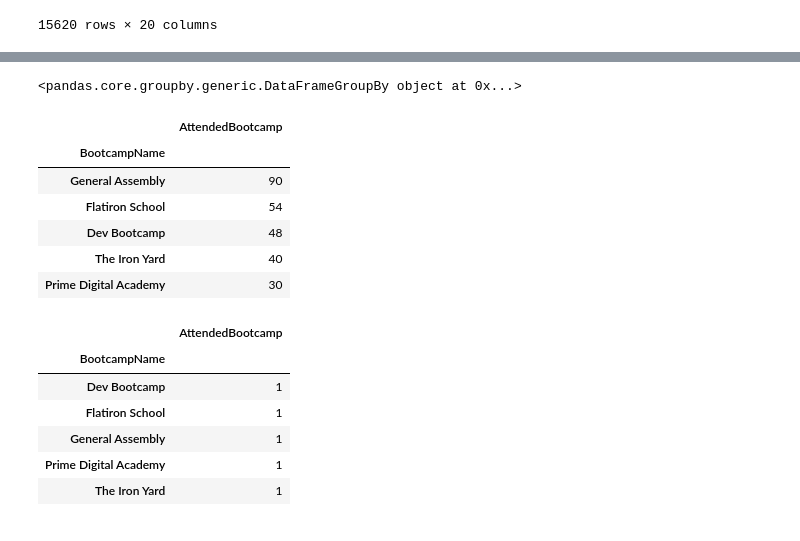
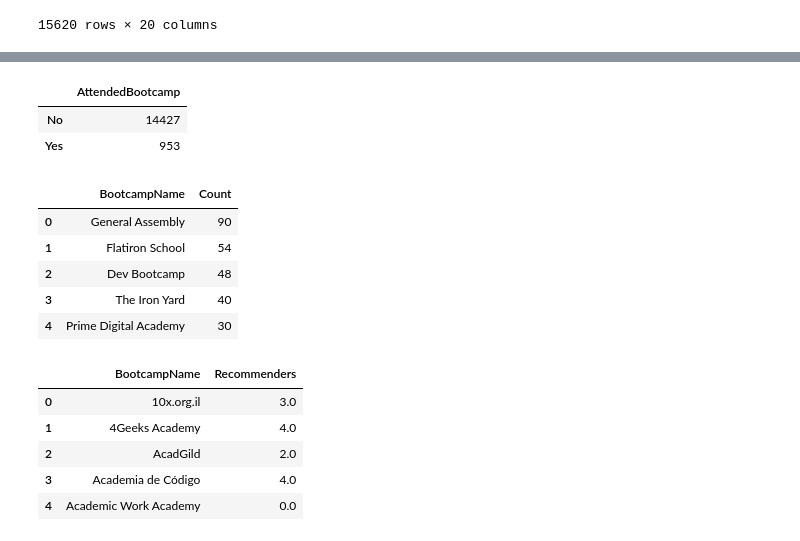
Before and after one commit to Fraolabebe/pandas-challenge, a Jupyter notebook: Project/Mini Project Part 2/project_part_two.ipynb, the cells around one changed output, grey strips where cells are left out. Cells and saved outputs as stored; diff of their text form; code cells hidden in the pictures.

```diff
--- a/Project/Mini Project Part 2/project_part_two.ipynb
+++ b/Project/Mini Project Part 2/project_part_two.ipynb
@@ -43,5 +62,7 @@ Extracted_coders_df
 # %%
 # Change reading 0 and 1 to No and Yes, respectively
-coders_df["AttendedBootcamp"] = coders_df["AttendedBootcamp"].replace({0: "No", 1: "Yes"})
-coders_df["AttendedBootcamp"].value_counts()
+print("Changed the the response of attendees 0 to NO 1 to YES in the data frame")
+
+Extracted_coders_df['AttendedBootcamp'] = Extracted_coders_df['AttendedBootcamp'].replace({0: "No", 1: "Yes"})
+Extracted_coders_df.head()
 # %% [output]
@@ -70,33 +217,38 @@ KeyError: 'BootcampName'
+# %%
+# Create DataFrame of the different boot camps that had a significant number of attendees
+bootcamp_name = pd.DataFrame(Extracted_coders_df["AttendedBootcamp"].value_counts())
+bootcamp_name
+# %% [output]
+|  | AttendedBootcamp |
+| No | 14427 |
+| Yes | 953 |
 # %%
 # Create DataFrame of the different boot camps that had a significant number of attendees
-Bootcampnames_df = coders_df.groupby(["BootcampName"])
-print(Bootcampnames_df)
-NewBootcamp_df = Bootcampnames_df.count().sort_values("AttendedBootcamp", ascending=False).head()
-NewBootcamp_df = NewBootcamp_df[["AttendedBootcamp"]].head()
-NewBootcamp_df
+Bootcampnames_df= pd.DataFrame(coders_df["BootcampName"].value_counts())
+Bootcampnames_df
+Bootcampnames_df.reset_index(inplace=True)
+Bootcampnames_df.columns = ["BootcampName", "Count"]
+Bootcampnames_df.head()
 # %% [output]
-<pandas.core.groupby.generic.DataFrameGroupBy object at 0x...>
-|  | AttendedBootcamp |
-| BootcampName |  |
-| General Assembly | 90 |
-| Flatiron School | 54 |
-| Dev Bootcamp | 48 |
-| The Iron Yard | 40 |
-| Prime Digital Academy | 30 |
+|  | BootcampName | Count |
+| 0 | General Assembly | 90 |
+| 1 | Flatiron School | 54 |
+| 2 | Dev Bootcamp | 48 |
+| 3 | The Iron Yard | 40 |
+| 4 | Prime Digital Academy | 30 |
 # %%
 # Count how many attendees of each bootcamp would recommend the bootcamp
-
-recommend_bootcamp =NewBootcamp_df.groupby(["BootcampName"]).count()
-sign_bootcamp_group
-recommend_bootcamp_df = pd.DataFrame(recommend_bootcamp)
-recommend_bootcamp_df
+recommend_attendees = coders_df.replace({"yes": 1, "No": 0})
+recommend_attendees = pd.DataFrame(recommend_attendees.groupby("BootcampName")["BootcampRecommend"].sum())
+recommend_attendees.reset_index(inplace=True)
+recommend_attendees.columns=["BootcampName", "Recommenders"]
+recommend_attendees.head()
 # %% [output]
-|  | AttendedBootcamp |
-| BootcampName |  |
-| Dev Bootcamp | 1 |
-| Flatiron School | 1 |
-| General Assembly | 1 |
-| Prime Digital Academy | 1 |
-| The Iron Yard | 1 |
+|  | BootcampName | Recommenders |
+| 0 | 10x.org.il | 3.0 |
+| 1 | 4Geeks Academy | 4.0 |
+| 2 | AcadGild | 2.0 |
+| 3 | Academia de Código | 4.0 |
+| 4 | Academic Work Academy | 0.0 |
 # %%
 # Merge the two created data frames on the name of tbe bootcamp
```
Also changed, not shown: parts of 14 cells of this notebook, 2 other files.
